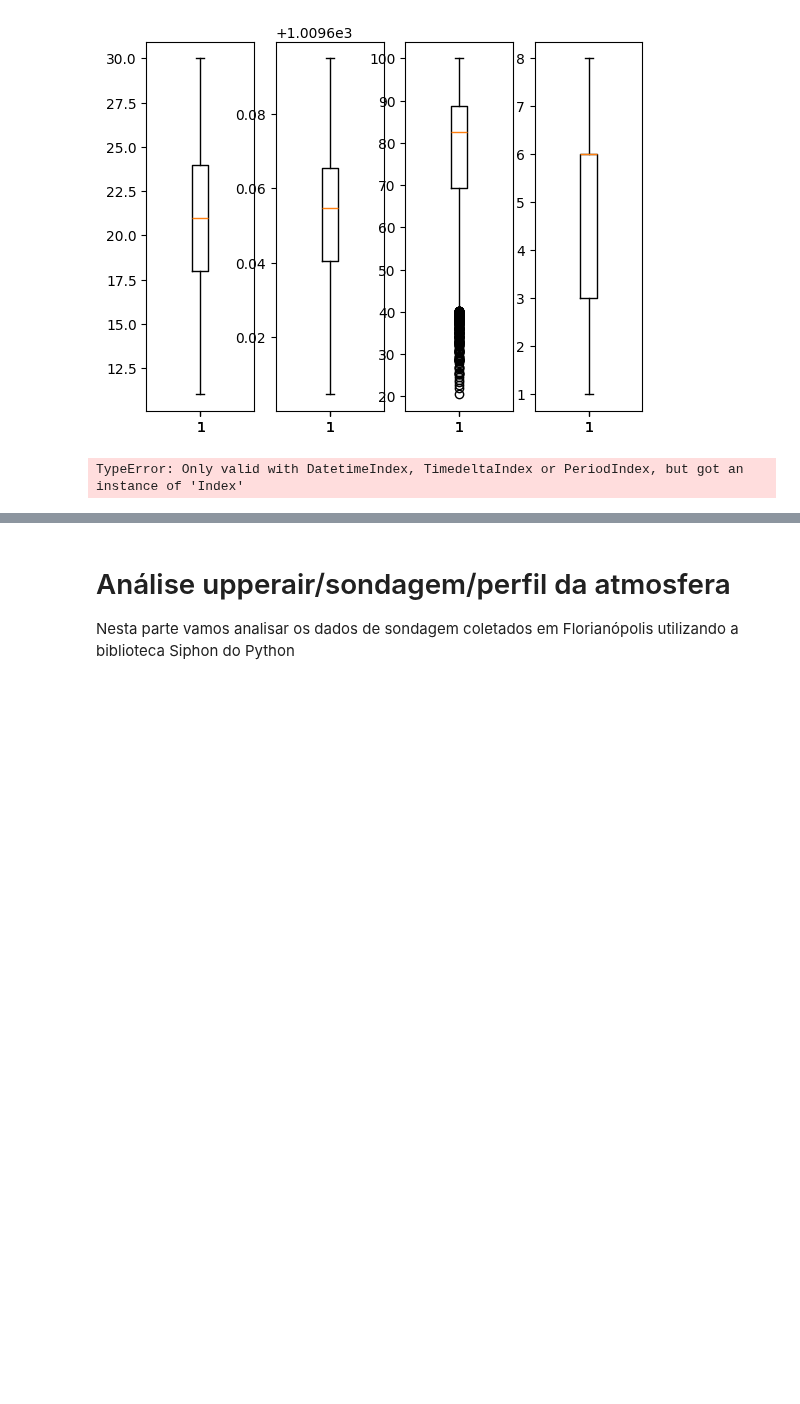
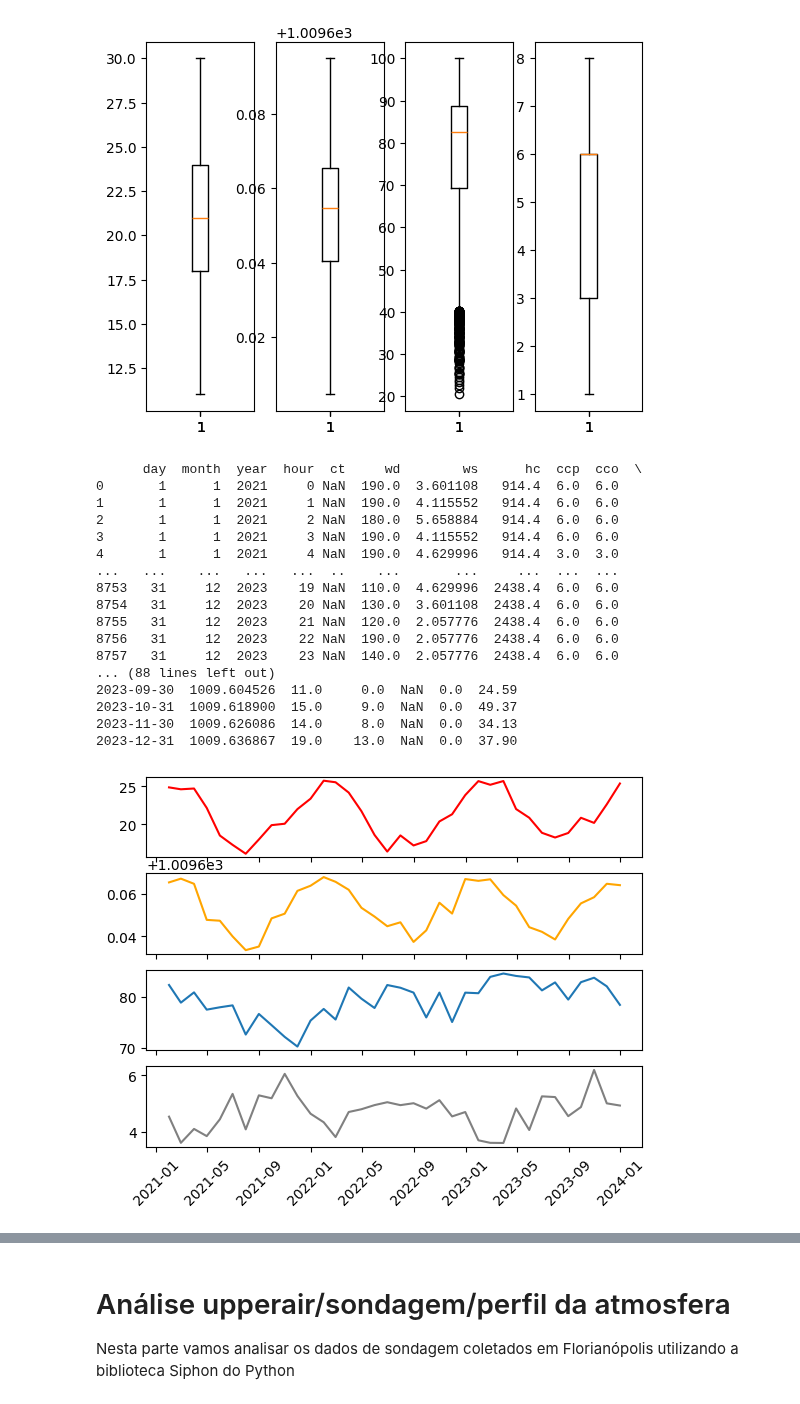
Before and after one commit to anapietroski/Controle_AnaPietroski, a Jupyter notebook: Atividade02.ipynb, the cells around one changed output, grey strips where cells are left out. Cells and saved outputs as stored; diff of their text form; code cells hidden in the pictures; blank space fills up the shorter version.

```diff
--- a/Atividade02.ipynb
+++ b/Atividade02.ipynb
@@ -151,21 +151,39 @@ O percentil 99 da cco é:1009.6967607391396
 [figure]
 # %%
 # Estatísticas dos dados
-#metSuperficie.set_index('datetime', inplace=True)
+print(metSuperficie)
+metSuperficie.set_index('datetime', inplace=True)
 media_mensal = metSuperficie.resample('M').mean()
 min_mensal = metSuperficie.resample('M').min()
 
 # Plotando figura após fazer a média mensal
 fig,ax = plt.subplots(4,sharex=True)
 ax[0].plot(media_mensal.index,media_mensal['temp'],color='red')
 ax[1].plot(media_mensal.index,media_mensal['p'],color='orange')
 ax[2].plot(media_mensal.index,media_mensal['relh'])
 ax[3].plot(media_mensal.index,media_mensal['cco'],color='gray')
 ax[3].tick_params(axis='x', rotation=45)
 
 print(min_mensal)
 # %% [output]
-TypeError: Only valid with DatetimeIndex, TimedeltaIndex or PeriodIndex, but got an instance of 'Index'
+      day  month  year  hour  ct     wd        ws      hc  ccp  cco  \
+0       1      1  2021     0 NaN  190.0  3.601108   914.4  6.0  6.0
+1       1      1  2021     1 NaN  190.0  4.115552   914.4  6.0  6.0
+2       1      1  2021     2 NaN  180.0  5.658884   914.4  6.0  6.0
+3       1      1  2021     3 NaN  190.0  4.115552   914.4  6.0  6.0
+4       1      1  2021     4 NaN  190.0  4.629996   914.4  3.0  3.0
+...   ...    ...   ...   ...  ..    ...       ...     ...  ...  ...
+8753   31     12  2023    19 NaN  110.0  4.629996  2438.4  6.0  6.0
+8754   31     12  2023    20 NaN  130.0  3.601108  2438.4  6.0  6.0
+8755   31     12  2023    21 NaN  120.0  2.057776  2438.4  6.0  6.0
+8756   31     12  2023    22 NaN  190.0  2.057776  2438.4  6.0  6.0
+8757   31     12  2023    23 NaN  140.0  2.057776  2438.4  6.0  6.0
+... (88 lines left out)
+2023-09-30  1009.604526  11.0     0.0  NaN  0.0  24.59
+2023-10-31  1009.618900  15.0     9.0  NaN  0.0  49.37
+2023-11-30  1009.626086  14.0     8.0  NaN  0.0  34.13
+2023-12-31  1009.636867  19.0    13.0  NaN  0.0  37.90
+[figure, added]
 # %%
 # Criando minha rosa dos ventos
 from windrose import WindroseAxes
```
Also changed, not shown: parts of 9 cells of this notebook.
